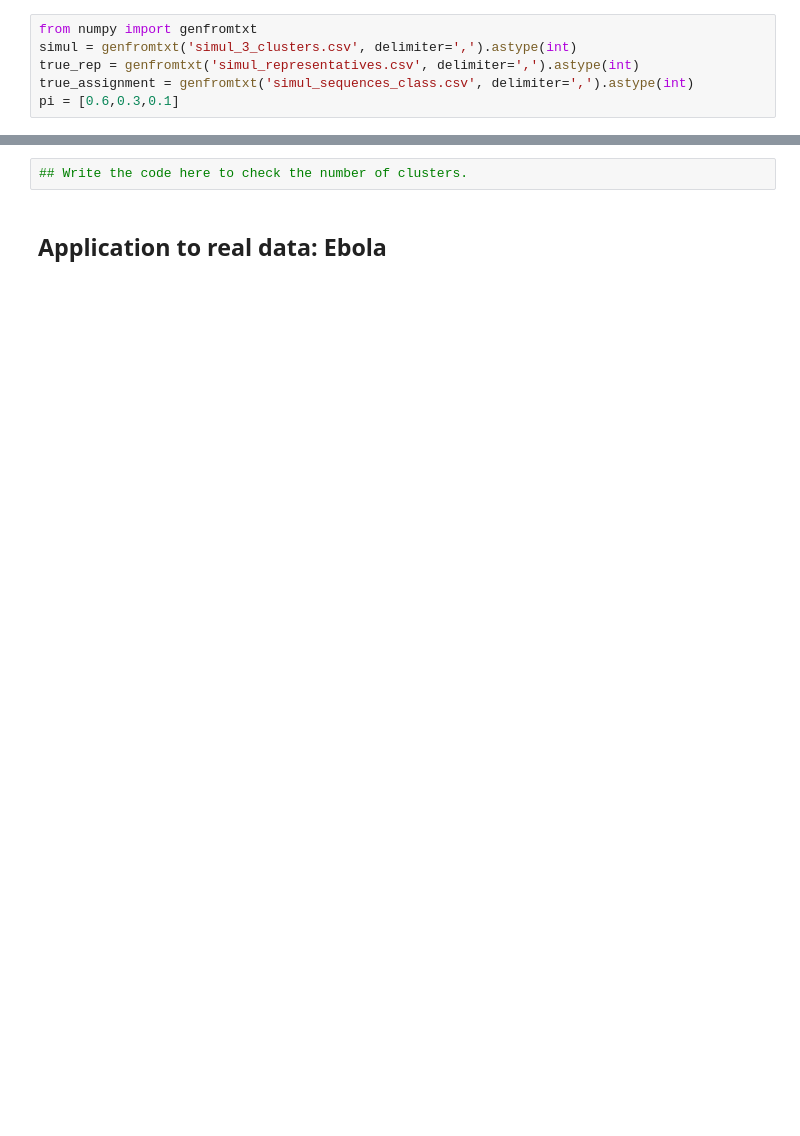
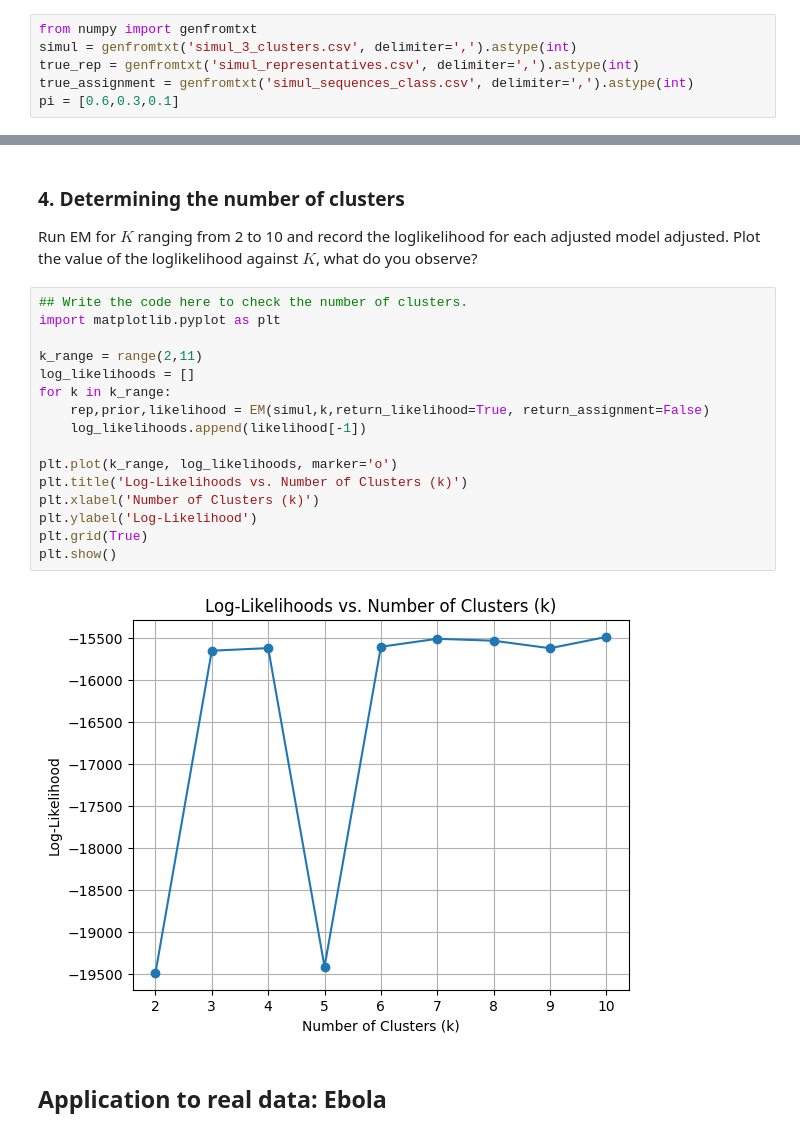
Before and after one commit to Thoribus/APML, a Jupyter notebook: Project 3 - Genome Clustering/Project Mixture model.ipynb, the cells around one changed output, grey strips where cells are left out. Drawn from its saved outputs; the diff is of its cells as text; blank space fills up the shorter version.

Commit message:
add part 4 plot of likelihoods

```diff
--- a/Project 3 - Genome Clustering/Project Mixture model.ipynb
+++ b/Project 3 - Genome Clustering/Project Mixture model.ipynb
@@ -295,5 +321,26 @@ for value in np.unique(true_assignment):
-# %%
-## Write the code here to check the number of clusters.
+# %% [markdown]
+### 4. Determining the number of clusters
+
+Run EM for $K$ ranging from 2 to 10 and record the loglikelihood for each adjusted model adjusted.
+Plot the value of the loglikelihood against $K$, what do you observe?
+# %%
+## Write the code here to check the number of clusters.
+import matplotlib.pyplot as plt
+
+k_range = range(2,11)
+log_likelihoods = []
+for k in k_range:
+    rep,prior,likelihood = EM(simul,k,return_likelihood=True, return_assignment=False)
+    log_likelihoods.append(likelihood[-1])
+
+plt.plot(k_range, log_likelihoods, marker='o')
+plt.title('Log-Likelihoods vs. Number of Clusters (k)')
+plt.xlabel('Number of Clusters (k)')
+plt.ylabel('Log-Likelihood')
+plt.grid(True)
+plt.show()
+# %% [output]
+[figure, added]
 # %% [markdown]
 ## Application to real data: Ebola
 # %% [markdown]
```
Also changed, not shown: parts of 9 cells of this notebook.
